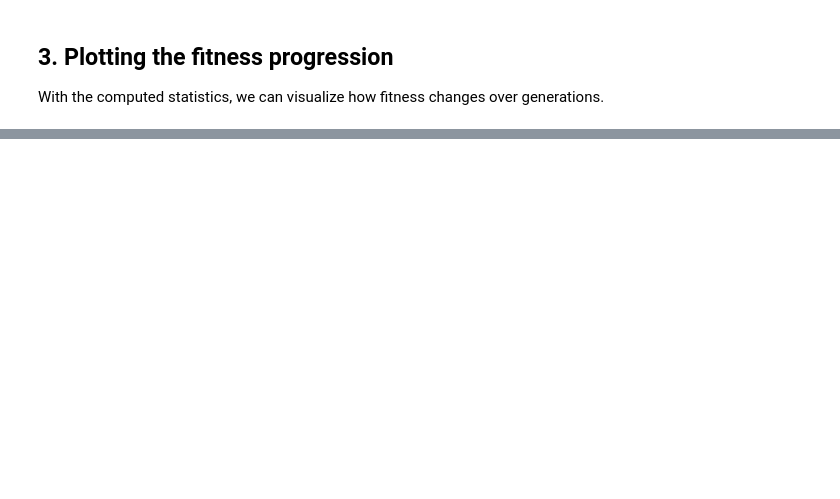
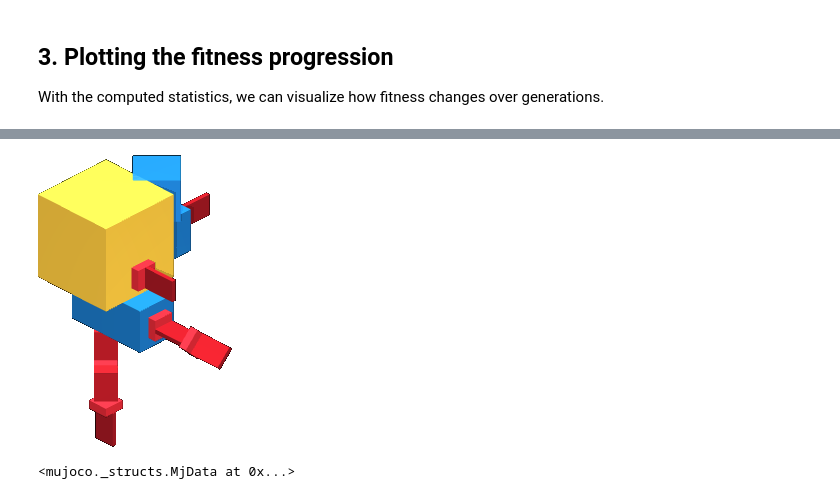
Before and after one commit to salomepoulain/ariel-zoo, a Jupyter notebook: zoo/fuda/ctk_similarity/ea/db_with_polars.ipynb, the cells around one changed output, grey strips where cells are left out. Saved outputs shown, nothing was run; the diff lists cells and outputs as text; code cells hidden in the pictures; blank space fills up the shorter version.

```diff
--- a/zoo/fuda/ctk_similarity/ea/db_with_polars.ipynb
+++ b/zoo/fuda/ctk_similarity/ea/db_with_polars.ipynb
@@ -157,0 +175,5 @@ plt.show()
+# %%
+ctk.quick_view(ctk.node_from_string('C[l(B2[l(B1)]H2)f(H4)]<b(B2[r(B6H6H5)]H1H4H5)>').to_graph())
+# %% [output]
+[figure, added]
+<mujoco._structs.MjData at 0x...>
```
Also changed, not shown: parts of 13 cells of this notebook, 37 other files.
